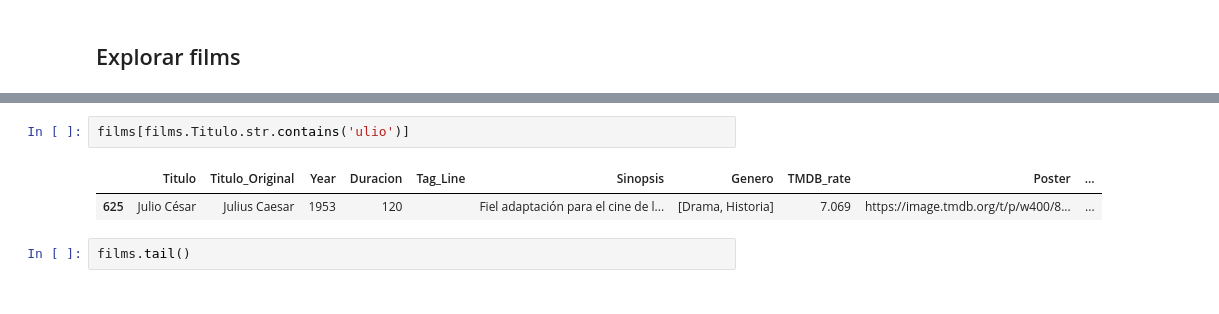
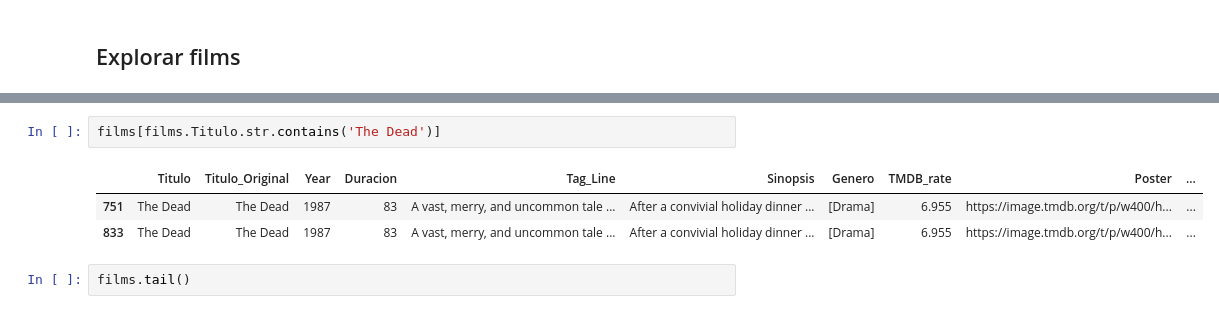
Before and after one commit to gusavato/streamberry, a Jupyter notebook: visor_control.ipynb, the cells around one changed output, grey strips where cells are left out. Saved outputs shown, nothing was run; the diff lists cells and outputs as text.

```diff
--- a/visor_control.ipynb
+++ b/visor_control.ipynb
@@ -84,8 +71,9 @@ Name: 332, dtype: object
 # %%
-films[films.Titulo.str.contains('ulio')]
+films[films.Titulo.str.contains('The Dead')]
 # %% [output]
 |  | Titulo | Titulo_Original | Year | Duracion | Tag_Line | Sinopsis | Genero | TMDB_rate | Poster | ... |
-| 625 | Julio César | Julius Caesar | 1953 | 120 |  | Fiel adaptación para el cine de l... | [Drama, Historia] | 7.069 | https://image.tmdb.org/t/p/w400/8... | ... |
+| 751 | The Dead | The Dead | 1987 | 83 | A vast, merry, and uncommon tale ... | After a convivial holiday dinner ... | [Drama] | 6.955 | https://image.tmdb.org/t/p/w400/h... | ... |
+| 833 | The Dead | The Dead | 1987 | 83 | A vast, merry, and uncommon tale ... | After a convivial holiday dinner ... | [Drama] | 6.955 | https://image.tmdb.org/t/p/w400/h... | ... |
 # %%
 films.tail()
 # %% [output]
```
Also changed, not shown: parts of 12 cells of this notebook, 5 other files.
